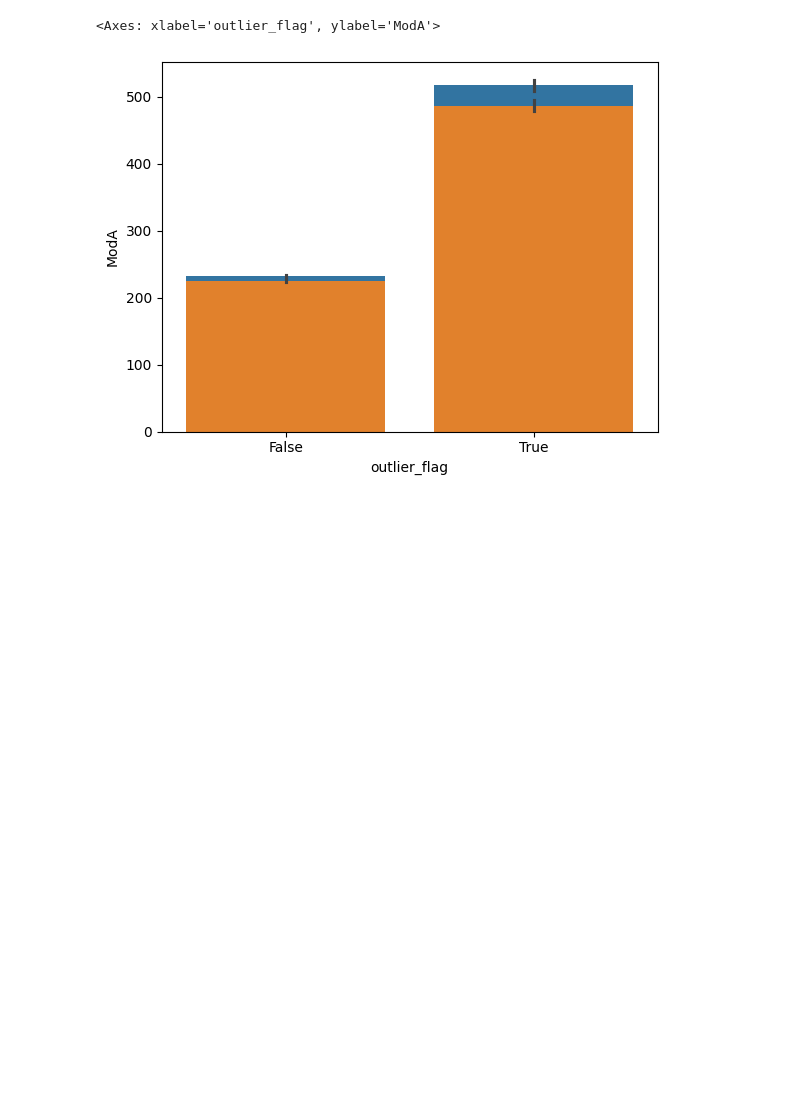
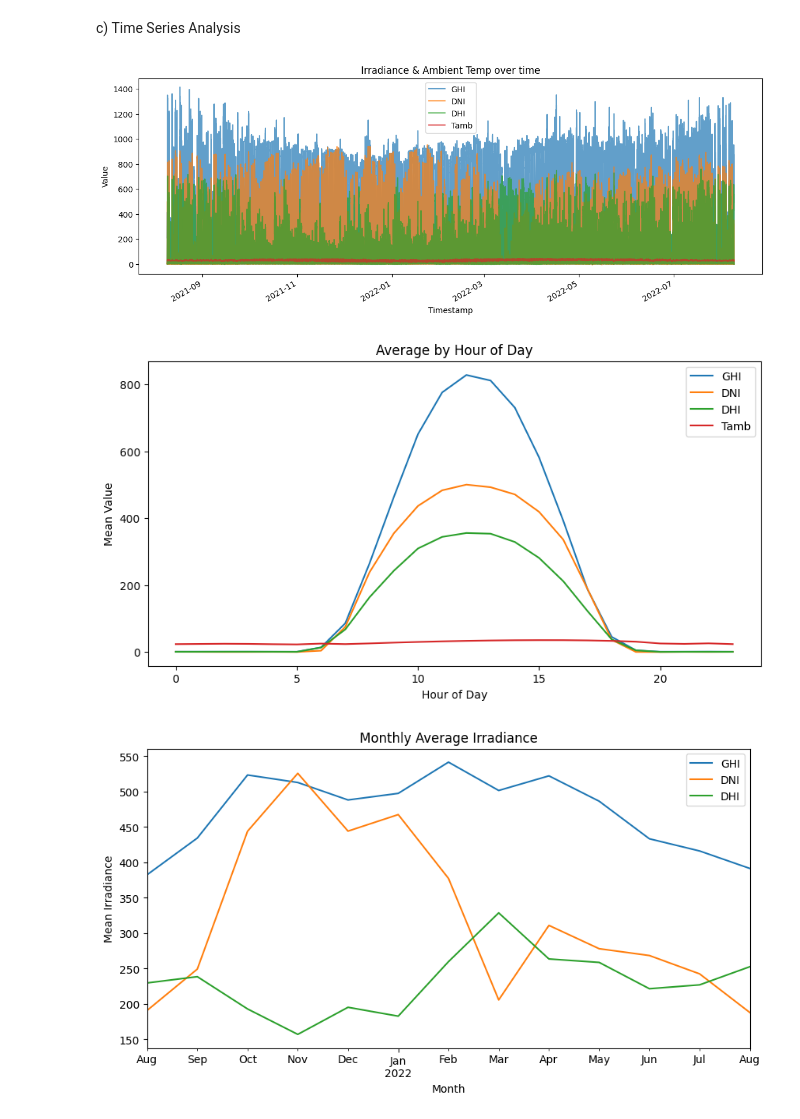
Before and after one commit to mihret7/solar-challenge-week0, a Jupyter notebook: notebooks/benin_eda.ipynb, the cells around one changed output. Drawn from its saved outputs; the diff is of its cells as text; code cells hidden in the pictures; blank space fills up the shorter version.

```diff
--- a/notebooks/benin_eda.ipynb
+++ b/notebooks/benin_eda.ipynb
@@ -94,7 +117,2 @@ Matplotlib is building the font cache; this may take a moment.
-# %%
-# Compare ModA & ModB pre/post-cleaning
-sns.barplot(data=df, x='outlier_flag', y='ModA')
-sns.barplot(data=df, x='outlier_flag', y='ModB')
-# %% [output]
-<Axes: xlabel='outlier_flag', ylabel='ModA'>
-[figure, removed]
+# %% [markdown]
+c) Time Series Analysis
@@ -100,0 +133,30 @@ sns.barplot(data=df, x='outlier_flag', y='ModB')
+# %%
+# Plots
+import matplotlib.pyplot as plt
+
+# Plot GHI, DNI, DHI, Tamb over time
+df[['GHI','DNI','DHI','Tamb']].plot(figsize=(14,5), alpha=0.7)
+plt.title('Irradiance & Ambient Temp over time')
+plt.xlabel('Timestamp')
+plt.ylabel('Value')
+plt.show()
+
+# Average by hour of day
+hourly = df[['GHI','DNI','DHI','Tamb']].groupby(df.index.hour).mean()
+hourly.plot(figsize=(10,5))
+plt.title('Average by Hour of Day')
+plt.xlabel('Hour of Day')
+plt.ylabel('Mean Value')
+plt.show()
+
+# Monthly trends for irradiance
+monthly = df[['GHI','DNI','DHI']].resample('M').mean()
+monthly.plot(figsize=(10,5))
+plt.title('Monthly Average Irradiance')
+plt.xlabel('Month')
+plt.ylabel('Mean Irradiance')
+plt.show()
+# %% [output]
+[figure, added]
+[figure, added]
+[figure, added]
```
Also changed, not shown: parts of 27 cells of this notebook.
